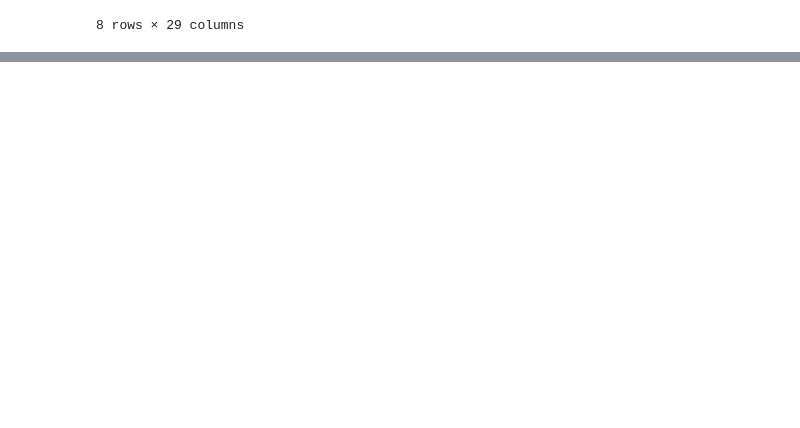
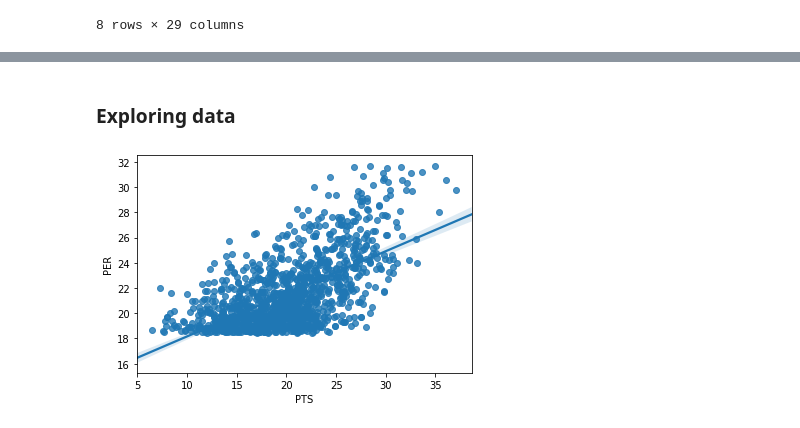
Before and after one commit to Mattsantos541/NBA, a Jupyter notebook: Baseline work.ipynb, the cells around one changed output, grey strips where cells are left out. Saved outputs shown, nothing was run; the diff lists cells and outputs as text; code cells hidden in the pictures; blank space fills up the shorter version.

Commit message:
finished baseline clean, visualizations

```diff
--- a/Baseline work.ipynb
+++ b/Baseline work.ipynb
@@ -72,0 +79,2 @@ df.describe()
+# %%
+base= df[['PTS', 'TRB', 'AST', 'PER']]
@@ -72,0 +90,3 @@ df.describe()
+# %%
+base= pd.DataFrame(base)
+base= base.rename({"TRB": "REB"})
@@ -72,0 +109,6 @@ df.describe()
+# %% [markdown]
+### Exploring data
+# %%
+sns.regplot(x="PTS", y="PER", data=base);
+# %% [output]
+[figure, added]
```
Also changed, not shown: parts of 8 cells of this notebook, 1 other file.
